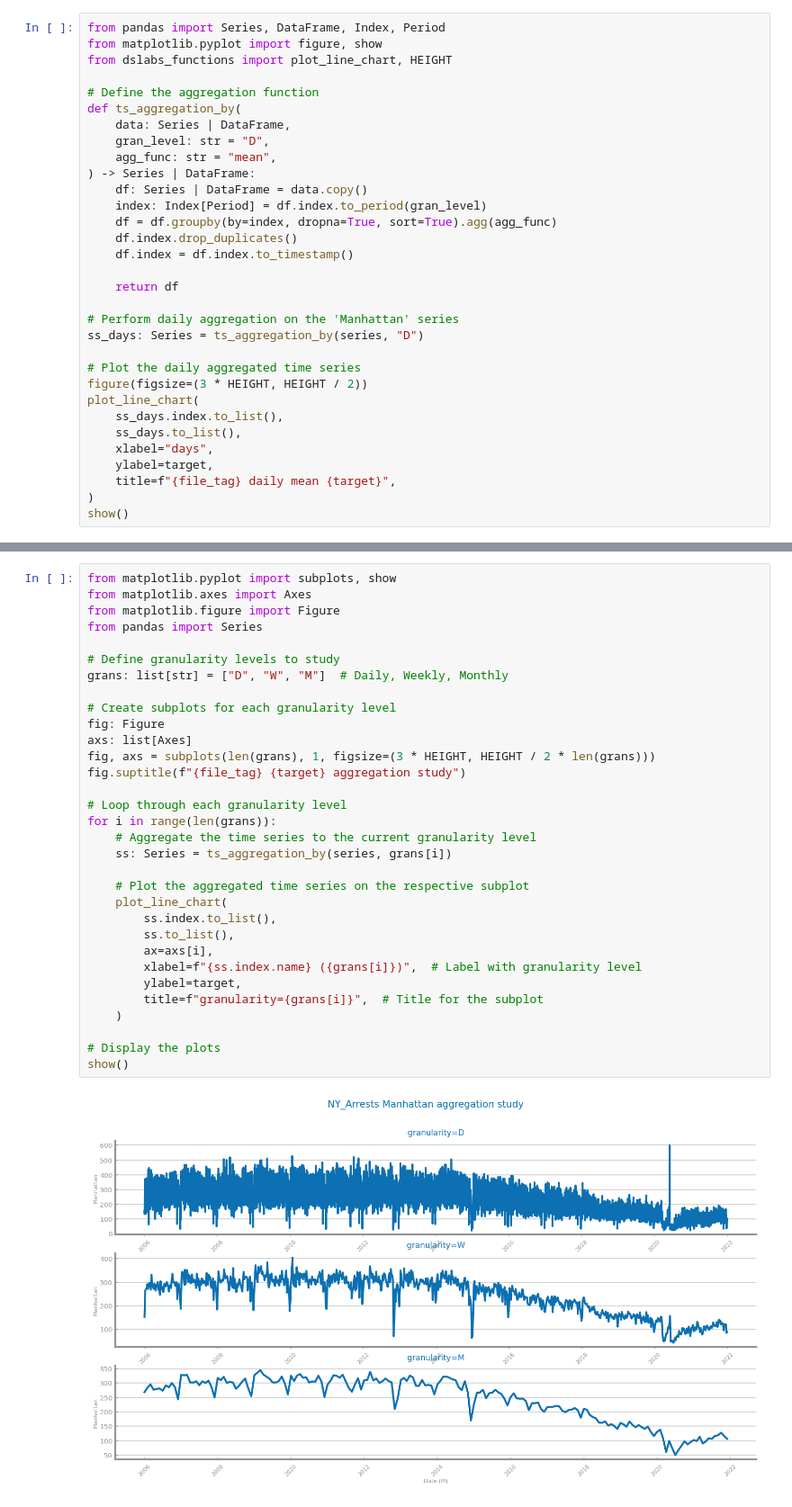
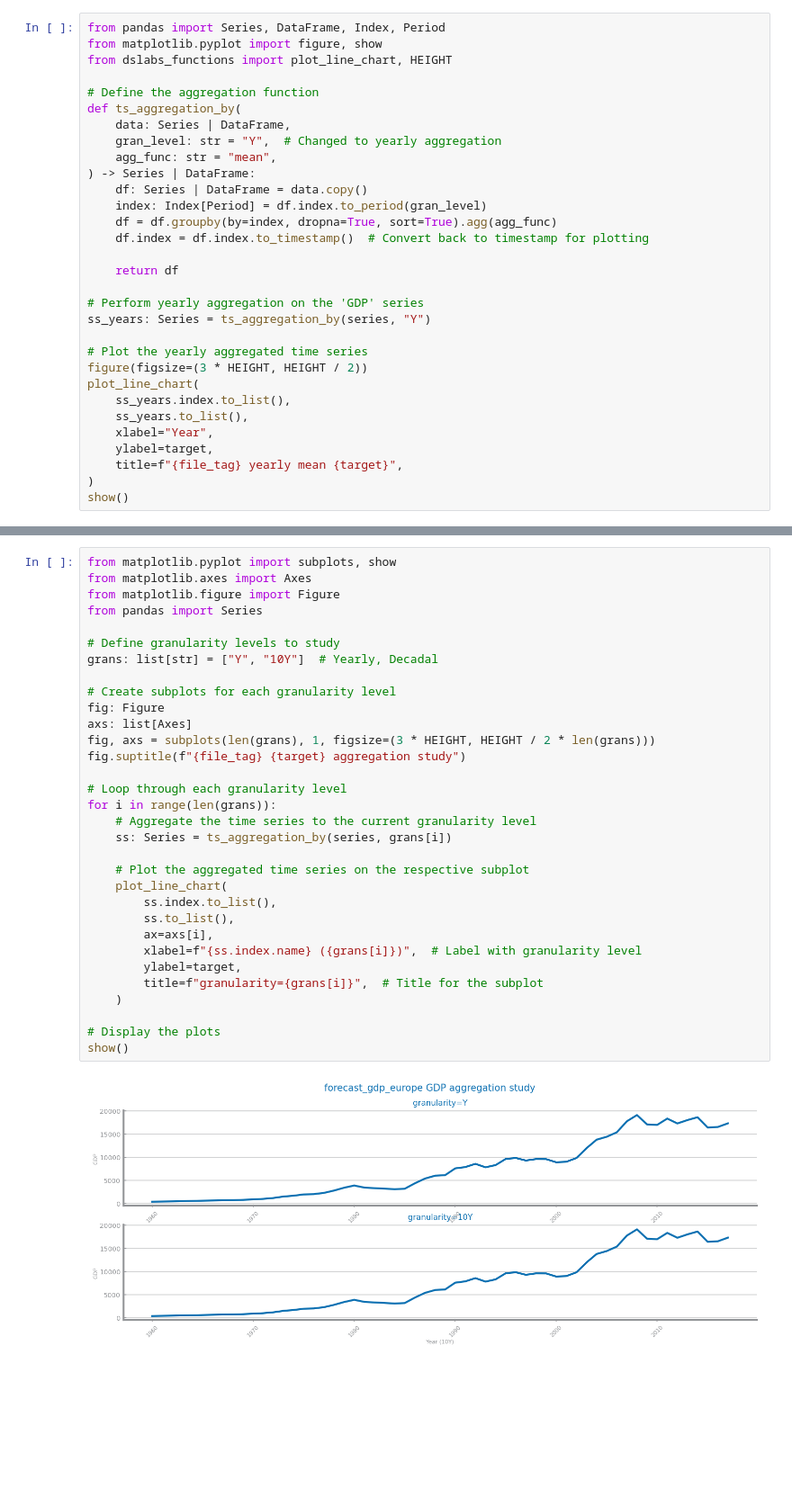
Before and after one commit to freshblaxx/DataScience, a Jupyter notebook: Projeto/TimeSeries/Analysis_gdp_europe/Granulartiy.ipynb, the cells around one changed output, grey strips where cells are left out. Shown at 90% size. Drawn from its saved outputs; the diff is of its cells as text; blank space fills up the shorter version.

```diff
--- a/Projeto/TimeSeries/Analysis_gdp_europe/Granulartiy.ipynb
+++ b/Projeto/TimeSeries/Analysis_gdp_europe/Granulartiy.ipynb
@@ -48,28 +48,27 @@ from dslabs_functions import plot_line_chart, HEIGHT
 # Define the aggregation function
 def ts_aggregation_by(
     data: Series | DataFrame,
-    gran_level: str = "D",
+    gran_level: str = "Y",  # Changed to yearly aggregation
     agg_func: str = "mean",
 ) -> Series | DataFrame:
     df: Series | DataFrame = data.copy()
     index: Index[Period] = df.index.to_period(gran_level)
     df = df.groupby(by=index, dropna=True, sort=True).agg(agg_func)
-    df.index.drop_duplicates()
-    df.index = df.index.to_timestamp()
+    df.index = df.index.to_timestamp()  # Convert back to timestamp for plotting
 
     return df
 
-# Perform daily aggregation on the 'Manhattan' series
-ss_days: Series = ts_aggregation_by(series, "D")
+# Perform yearly aggregation on the 'GDP' series
+ss_years: Series = ts_aggregation_by(series, "Y")
 
-# Plot the daily aggregated time series
+# Plot the yearly aggregated time series
 figure(figsize=(3 * HEIGHT, HEIGHT / 2))
 plot_line_chart(
-    ss_days.index.to_list(),
-    ss_days.to_list(),
-    xlabel="days",
+    ss_years.index.to_list(),
+    ss_years.to_list(),
+    xlabel="Year",
     ylabel=target,
-    title=f"{file_tag} daily mean {target}",
+    title=f"{file_tag} yearly mean {target}",
 )
 show()
 # %% [output]
@@ -79,32 +78,32 @@ from matplotlib.pyplot import subplots, show
 from matplotlib.axes import Axes
 from matplotlib.figure import Figure
 from pandas import Series
 
 # Define granularity levels to study
-grans: list[str] = ["D", "W", "M"]  # Daily, Weekly, Monthly
+grans: list[str] = ["Y", "10Y"]  # Yearly, Decadal
 
 # Create subplots for each granularity level
 fig: Figure
 axs: list[Axes]
 fig, axs = subplots(len(grans), 1, figsize=(3 * HEIGHT, HEIGHT / 2 * len(grans)))
 fig.suptitle(f"{file_tag} {target} aggregation study")
 
 # Loop through each granularity level
 for i in range(len(grans)):
     # Aggregate the time series to the current granularity level
     ss: Series = ts_aggregation_by(series, grans[i])
 
     # Plot the aggregated time series on the respective subplot
     plot_line_chart(
         ss.index.to_list(),
         ss.to_list(),
         ax=axs[i],
         xlabel=f"{ss.index.name} ({grans[i]})",  # Label with granularity level
         ylabel=target,
         title=f"granularity={grans[i]}",  # Title for the subplot
     )
 
 # Display the plots
 show()
 # %% [output]
-[figure, old version]
+[figure, new version]
```
Also changed, not shown: parts of 2 cells of this notebook, 1 other file.
